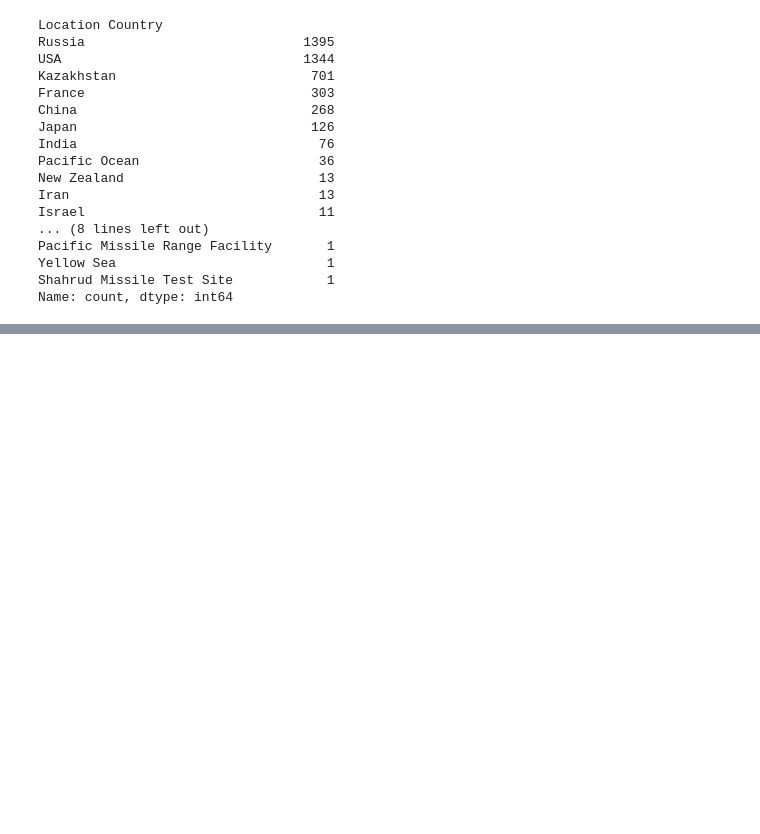
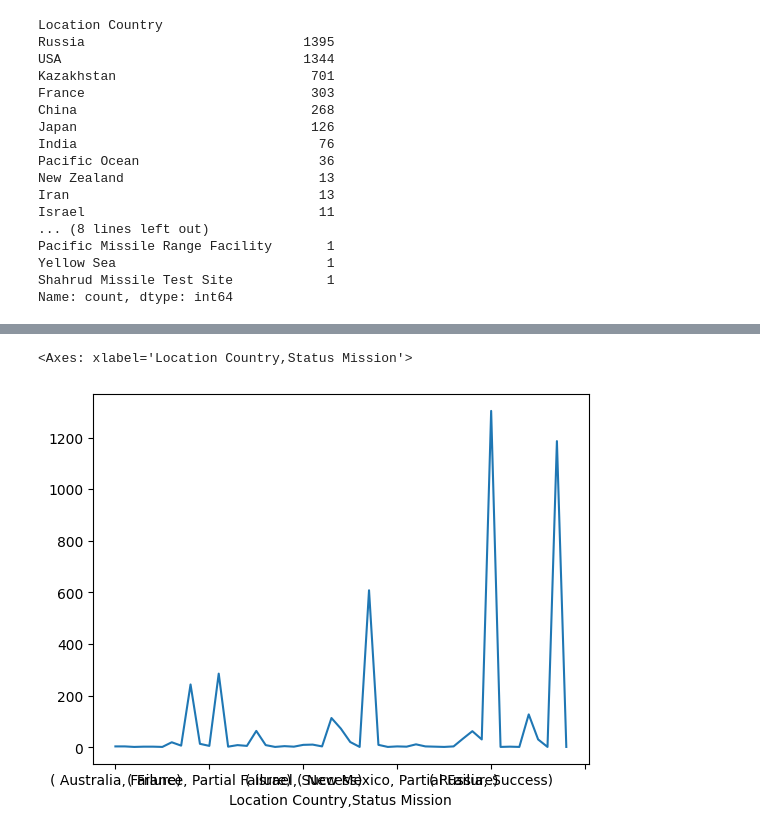
Before and after one commit to Netdaem0n/ALG_data_analyze, a Jupyter notebook: notebooks/lesson4.ipynb, the cells around one changed output, grey strips where cells are left out. Drawn from its saved outputs; the diff is of its cells as text; code cells hidden in the pictures; blank space fills up the shorter version.

```diff
--- a/notebooks/lesson4.ipynb
+++ b/notebooks/lesson4.ipynb
@@ -294,0 +331,6 @@ Name: count, dtype: int64
+# %%
+temp = df.groupby(by = ['Location Country','Status Mission'])['Launch Time'].count().plot()
+temp
+# %% [output]
+<Axes: xlabel='Location Country,Status Mission'>
+[figure, added]
```
Also changed, not shown: parts of 2 cells of this notebook.
